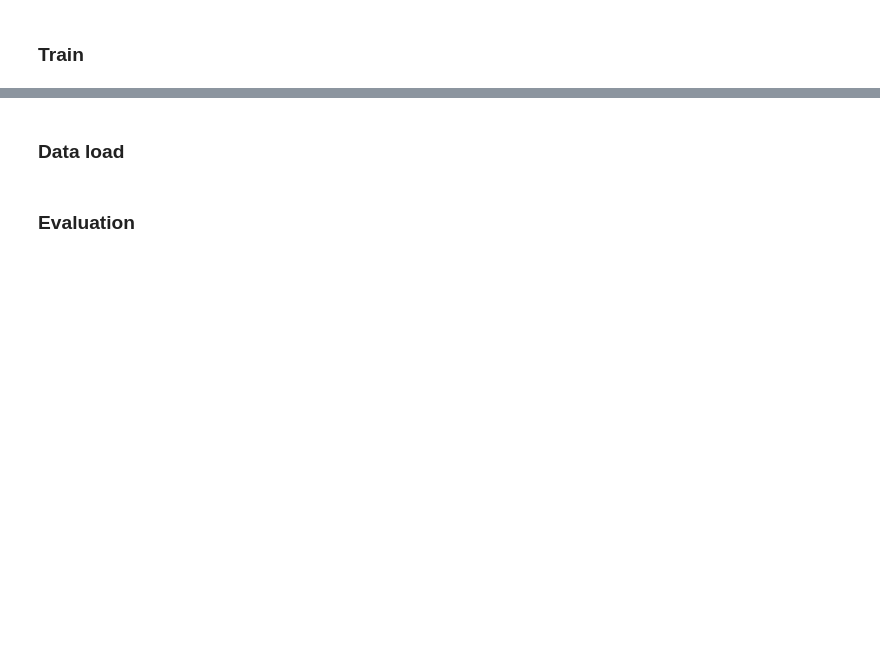
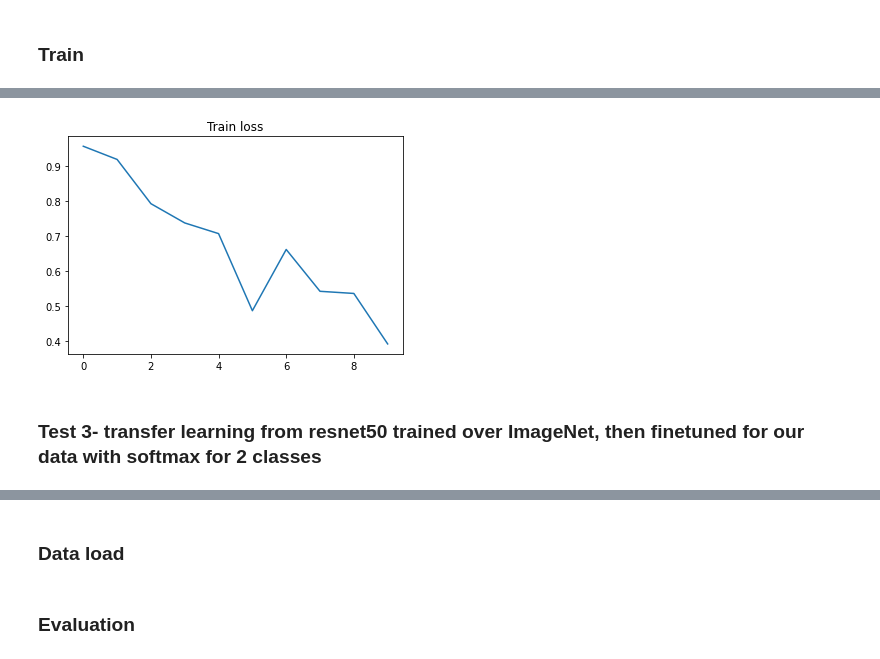
Before and after one commit to GalRabin/botnet50, a Jupyter notebook: botnet50.ipynb, the cells around one changed output, grey strips where cells are left out. Drawn from its saved outputs; the diff is of its cells as text; code cells hidden in the pictures; blank space fills up the shorter version.

```diff
--- a/botnet50.ipynb
+++ b/botnet50.ipynb
@@ -531,0 +505,20 @@ plot_loss(baseline_train_loss)
+# %%
+class ResNet2classes(torch.nn.Module):
+  def __init__(self, resnet, freeze=False):
+        super(ResNet2classes, self).__init__()
+        if freeze:
+          resnet.requires_grad_(False)
+        fc = torch.nn.Linear(2048, 2)
+        backbone = list(resnet.children())
+        self.model = torch.nn.Sequential(*backbone[:-1],
+                                   torch.nn.Flatten(1),
+                                   fc)
+
+  def forward(self, x):
+        out = self.model(x)
+        return out
+# %%
+resnet = resnet50()
+net2 = ResNet2classes(resnet).to(DEVICE)
+optimizer2 = torch.optim.SGD(net2.parameters(), lr=LEARNING_RATE, momentum=MOMENTUM, weight_decay=WEIGHT_DECAY)
+net2_train_loss, net2_train_time = train(net2, optimizer2)
@@ -531,0 +543,6 @@ plot_loss(baseline_train_loss)
+# %%
+plot_loss(net2_train_loss)
+# %% [output]
+[figure, added]
+# %% [markdown]
+### Test 3- transfer learning from resnet50 trained over ImageNet, then finetuned for our data with softmax for 2 classes
```
Also changed, not shown: parts of 25 cells of this notebook.
